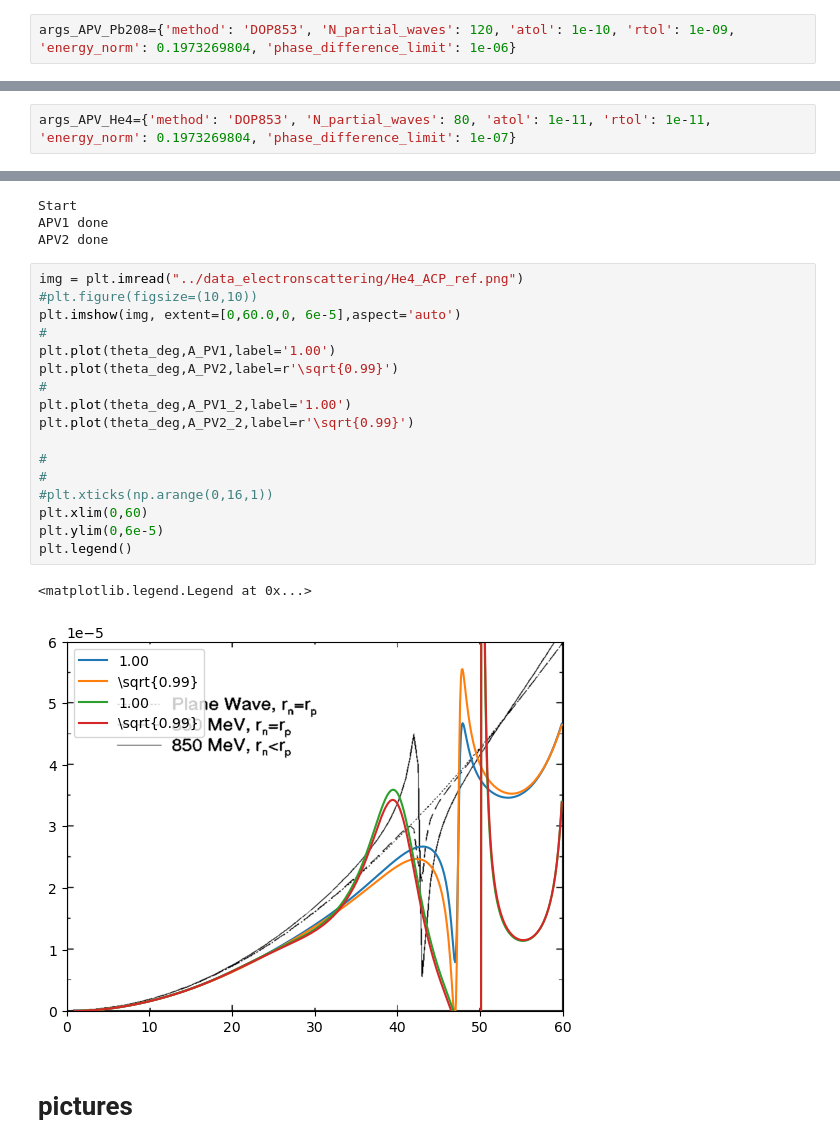
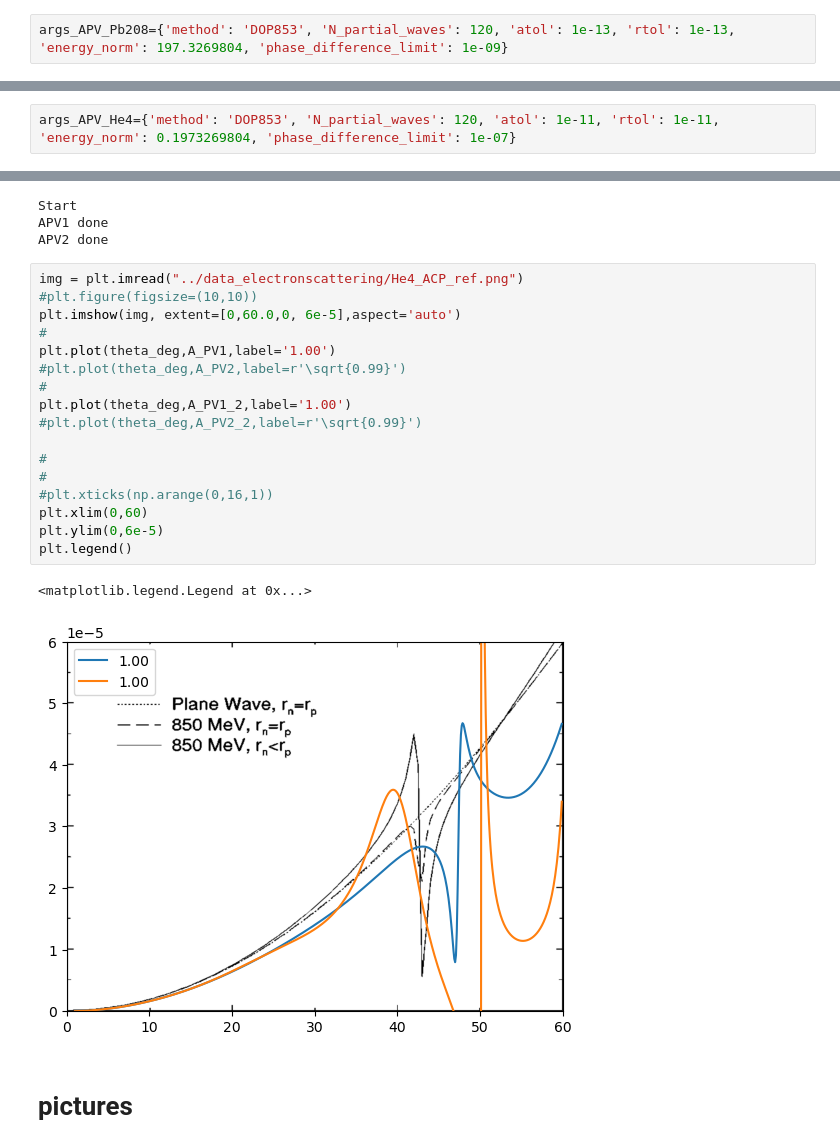
Before and after one commit to Partynumbers42/phasr, a Jupyter notebook: AsymmetryTest.ipynb, the cells around one changed output, grey strips where cells are left out. Drawn from its saved outputs; the diff is of its cells as text.

```diff
--- a/AsymmetryTest.ipynb
+++ b/AsymmetryTest.ipynb
@@ -295,7 +282,7 @@ plt.legend()
 # %% [markdown]
 ### Compare
 # %%
-args_APV_Pb208={'method': 'DOP853', 'N_partial_waves': 120, 'atol': 1e-10, 'rtol': 1e-09, 'energy_norm': 0.1973269804, 'phase_difference_limit': 1e-06}
+args_APV_Pb208={'method': 'DOP853', 'N_partial_waves': 120, 'atol': 1e-13, 'rtol': 1e-13, 'energy_norm': 197.3269804, 'phase_difference_limit': 1e-09}
 # %%
 theta_deg=np.arange(1,50,1e-1)
 E_MeV=850
@@ -460,7 +530,7 @@ plt.legend()
 # %% [markdown]
 ### Compare
 # %%
-args_APV_He4={'method': 'DOP853', 'N_partial_waves': 80, 'atol': 1e-11, 'rtol': 1e-11, 'energy_norm': 0.1973269804, 'phase_difference_limit': 1e-07}
+args_APV_He4={'method': 'DOP853', 'N_partial_waves': 120, 'atol': 1e-11, 'rtol': 1e-11, 'energy_norm': 0.1973269804, 'phase_difference_limit': 1e-07}
 # %%
 theta_deg=np.arange(1,60,1e-1)
 E_MeV=850
@@ -488,23 +558,23 @@ APV2 done
 # %%
 img = plt.imread("../data_electronscattering/He4_ACP_ref.png")
 #plt.figure(figsize=(10,10))
 plt.imshow(img, extent=[0,60.0,0, 6e-5],aspect='auto')
 #
 plt.plot(theta_deg,A_PV1,label='1.00')
-plt.plot(theta_deg,A_PV2,label=r'\sqrt{0.99}')
+#plt.plot(theta_deg,A_PV2,label=r'\sqrt{0.99}')
 #
 plt.plot(theta_deg,A_PV1_2,label='1.00')
-plt.plot(theta_deg,A_PV2_2,label=r'\sqrt{0.99}')
+#plt.plot(theta_deg,A_PV2_2,label=r'\sqrt{0.99}')
 
 #
 #
 #plt.xticks(np.arange(0,16,1))
 plt.xlim(0,60)
 plt.ylim(0,6e-5)
 plt.legend()
 # %% [output]
 <matplotlib.legend.Legend at 0x...>
-[figure, old version]
+[figure, new version]
 # %% [markdown]
 # pictures
 # %%
```
Also changed, not shown: parts of 22 cells of this notebook, 3 other files.
